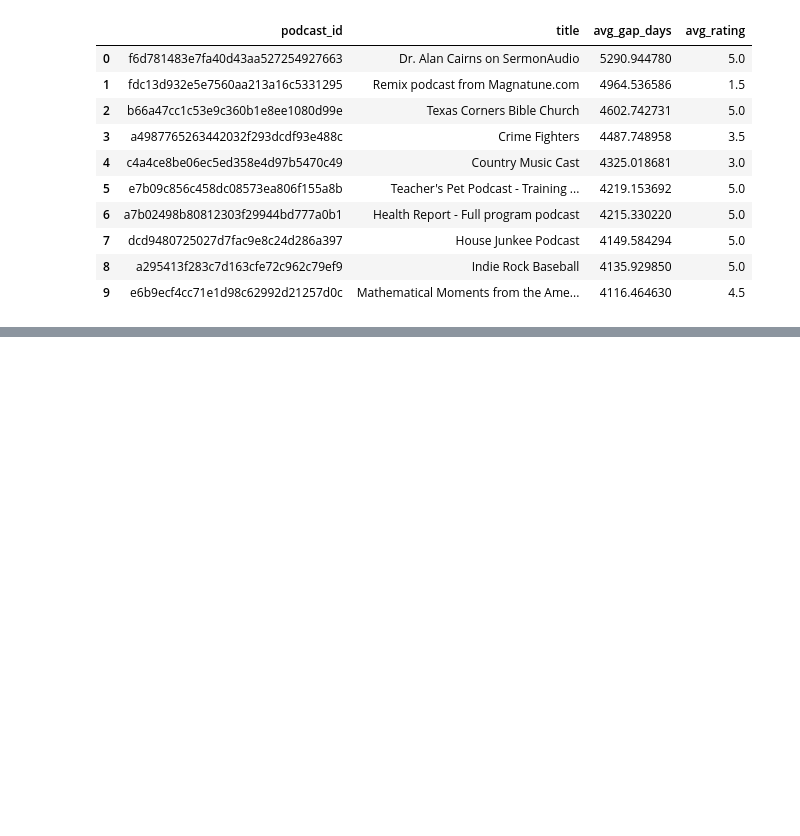
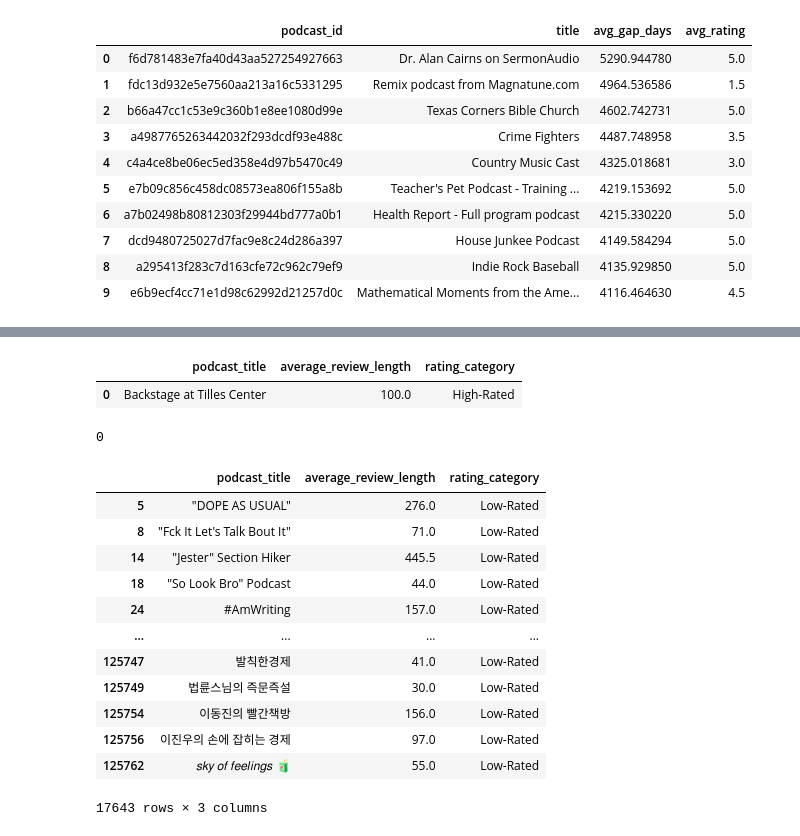
Before and after one commit to alespool/Analyzing-Podcast-Reviews, a Jupyter notebook: data_extraction.ipynb, the cells around one changed output, grey strips where cells are left out. Saved outputs shown, nothing was run; the diff lists cells and outputs as text; code cells hidden in the pictures; blank space fills up the shorter version.

Commit message:
Fix AB test

```diff
--- a/data_extraction.ipynb
+++ b/data_extraction.ipynb
@@ -526,0 +588,59 @@ shortest_review_gap
+# %%
+ab_test_df = pd.read_sql_query("""
+WITH ReviewLength AS (
+    SELECT
+        p.title AS podcast_title,
+        AVG(r.rating) AS avg_rating,
+        LENGTH(r.content) AS review_length
+    FROM
+        podcasts p
+    JOIN
+        reviews r ON p.podcast_id = r.podcast_id
+    WHERE
+        (r.rating >= 4.5) -- Define your threshold for high-rated podcasts
+        OR
+        (r.rating < 3.5) -- Define your threshold for low-rated podcasts
+)
+SELECT
+    podcast_title,
+    AVG(review_length) AS average_review_length,
+    CASE
+        WHEN avg_rating >= 4.5 THEN 'High-Rated'
+        WHEN avg_rating < 3.5 THEN 'Low-Rated'
+        ELSE 'Other'
+    END AS rating_category
+FROM
+    ReviewLength
+GROUP BY
+    podcast_title, rating_category
+ORDER BY
+    podcast_title, rating_category;
+""", conn)
+
+ab_test_df
+# %% [output]
+|  | podcast_title | average_review_length | rating_category |
+| 0 | Backstage at Tilles Center | 100.0 | High-Rated |
+# %%
+ab_test_df['podcast_title'].isna().sum()
+# %% [output]
+0
+# %%
+# make mask where rating_categor yis high only
+mask = ab_test_df['podcast_title'].duplicated()
+# mask = ab_test_df['rating_category'] == 'Low-Rated'
+ab_test_df[mask]
+# %% [output]
+|  | podcast_title | average_review_length | rating_category |
+| 5 | "DOPE AS USUAL" | 276.0 | Low-Rated |
+| 8 | "Fck It Let's Talk Bout It" | 71.0 | Low-Rated |
+| 14 | "Jester" Section Hiker | 445.5 | Low-Rated |
+| 18 | "So Look Bro" Podcast | 44.0 | Low-Rated |
+| 24 | #AmWriting | 157.0 | Low-Rated |
+| ... | ... | ... | ... |
+| 125747 | 발칙한경제 | 41.0 | Low-Rated |
+| 125749 | 법륜스님의 즉문즉설 | 30.0 | Low-Rated |
+| 125754 | 이동진의 빨간책방 | 156.0 | Low-Rated |
+| 125756 | 이진우의 손에 잡히는 경제 | 97.0 | Low-Rated |
+| 125762 | 𝑠𝑘𝑦 𝑜𝑓 𝑓𝑒𝑒𝑙𝑖𝑛𝑔𝑠 🧃 | 55.0 | Low-Rated |
+17643 rows × 3 columns
```
Also changed, not shown: parts of 19 cells of this notebook.
